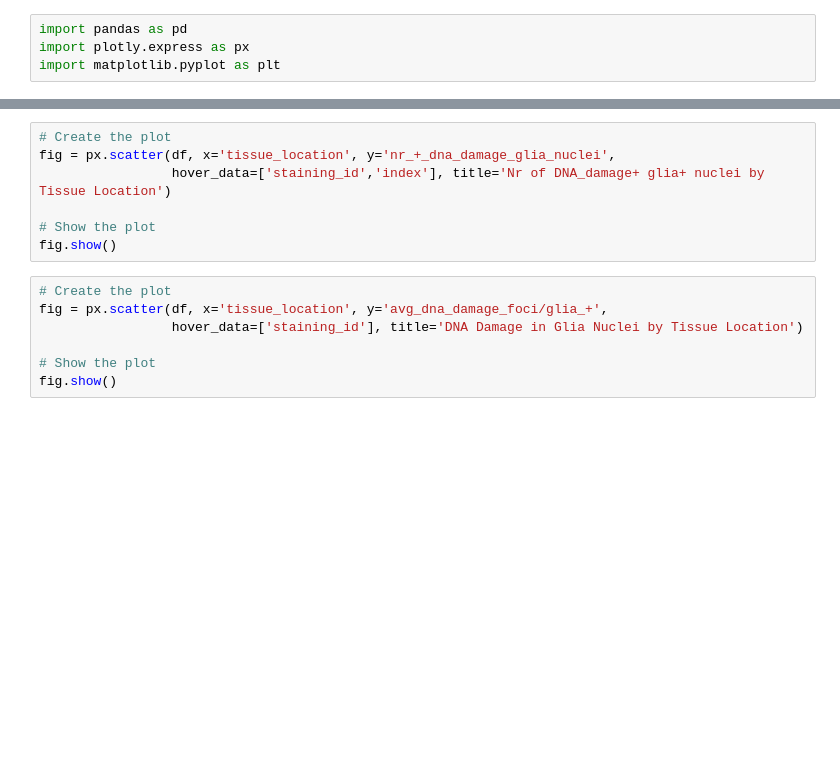
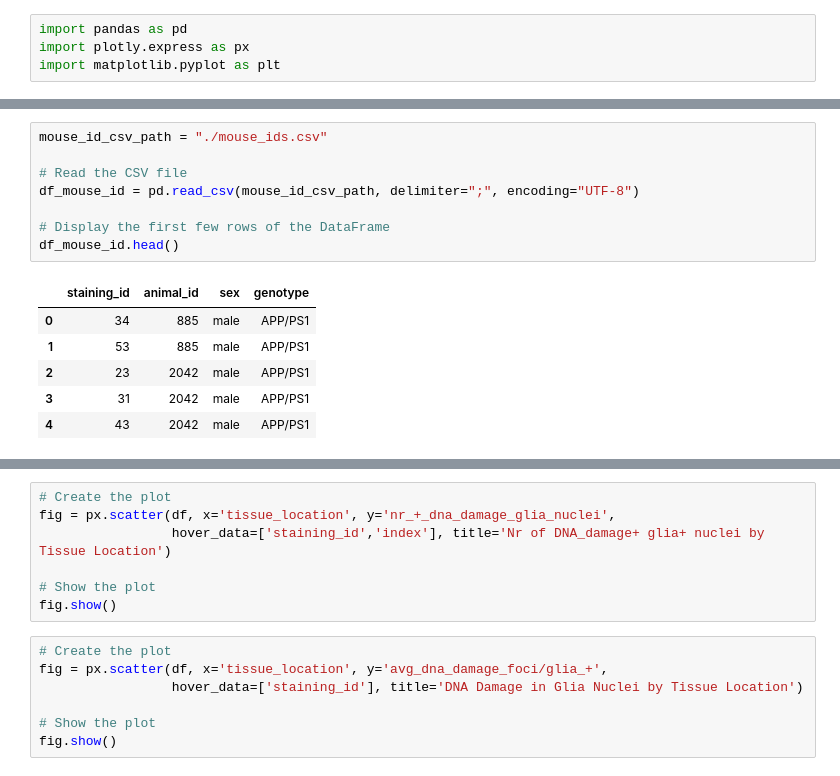
Before and after one commit to adiezsanchez/microglia_dna_damage, a Jupyter notebook: 2_data_exploration.ipynb, the cells around one changed output, grey strips where cells are left out. Drawn from its saved outputs; the diff is of its cells as text; blank space fills up the shorter version.

Commit message:
Organized data according to mouse_ids

```diff
--- a/2_data_exploration.ipynb
+++ b/2_data_exploration.ipynb
@@ -26,3 +26,18 @@ df.head()
 | 2 | 2 | DSB Iba1 16_40X_CTX1 | 0.729730 | 0.699115 | 17 | ... |
 | 3 | 3 | DSB Iba1 16_40X_CTX2 | 1.698690 | 2.296296 | 219 | ... |
 | 4 | 4 | DSB Iba1 16_40X_CTX3 | 1.732283 | 1.822967 | 118 | ... |
+# %%
+mouse_id_csv_path = "./mouse_ids.csv"
+
+# Read the CSV file
+df_mouse_id = pd.read_csv(mouse_id_csv_path, delimiter=";", encoding="UTF-8")
+
+# Display the first few rows of the DataFrame
+df_mouse_id.head()
+# %% [output]
+|  | staining_id | animal_id | sex | genotype |
+| 0 | 34 | 885 | male | APP/PS1 |
+| 1 | 53 | 885 | male | APP/PS1 |
+| 2 | 23 | 2042 | male | APP/PS1 |
+| 3 | 31 | 2042 | male | APP/PS1 |
+| 4 | 43 | 2042 | male | APP/PS1 |
```
Also changed, not shown: parts of 3 cells of this notebook, 1 other file.
